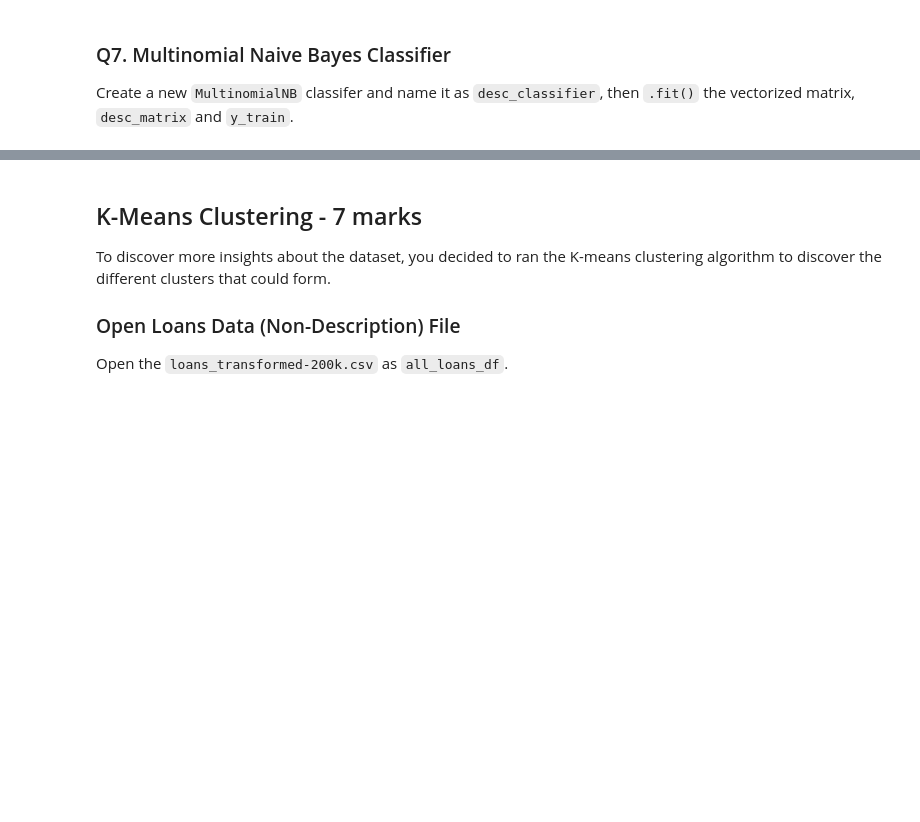
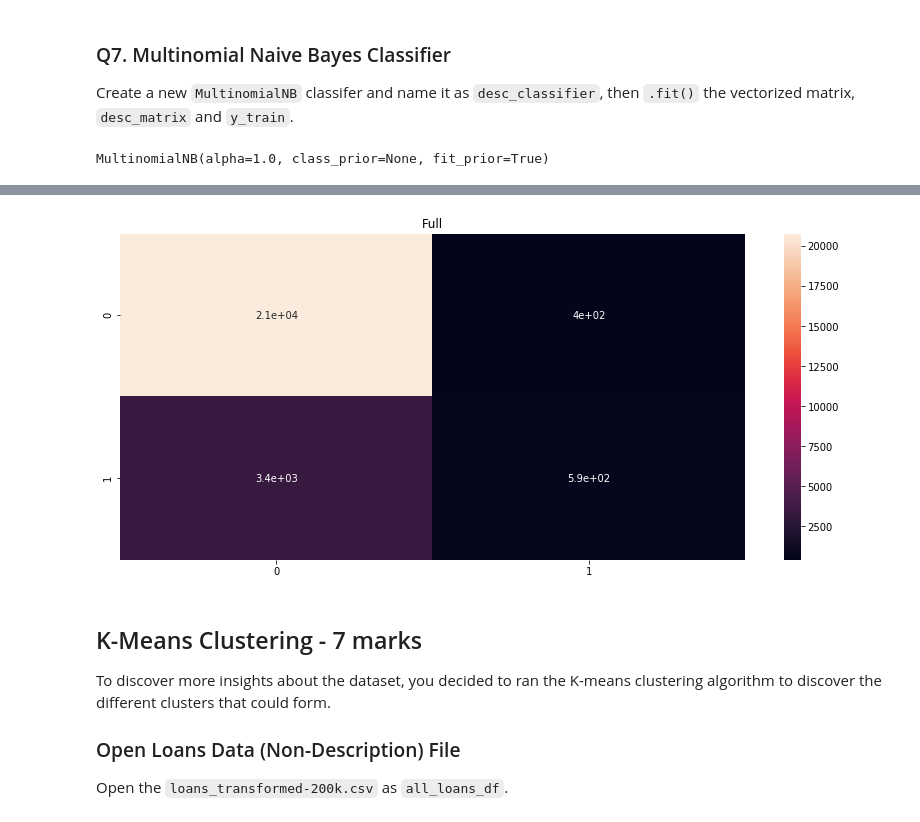
Before and after one commit to helloitsm3/DS102, a Jupyter notebook: Lesson 05/Problem Set/FirstName_LastName_Hackwagon_Academy_DS102_-_Problem_Set_3.ipynb, the cells around one changed output, grey strips where cells are left out. Cells and saved outputs as stored; diff of their text form; code cells hidden in the pictures; blank space fills up the shorter version.

```diff
--- a/Lesson 05/Problem Set/FirstName_LastName_Hackwagon_Academy_DS102_-_Problem_Set_3.ipynb
+++ b/Lesson 05/Problem Set/FirstName_LastName_Hackwagon_Academy_DS102_-_Problem_Set_3.ipynb
@@ -155,11 +154,16 @@ for i in desc_list:
     tokenized.append(word_tokenize(i))
 
 for token in tokenized:
-    words = ""
+    stem_token = []
     for i in token:
         stem_token.append(stemmer.stem(i))
     stemmed.append(stem_token)
 
 for i in stemmed:
-    print(i)
+    s = " "
+    words = s.join(i)
+    word_list.append(words)
+
+new_desc_df["desc_stem"] = word_list
+new_desc_df
 # %% [output]
@@ -208,6 +252,13 @@ Split your data up into training and testing sets using `sklearn.model_selection
 - <b>second</b> argument should <b>only</b> be the `target` column
 - `random_state` is 0
 - `test_size` is 0.2
+# %%
+from sklearn.model_selection import train_test_split
+
+desc_cleaned = new_desc_df[["desc_cleaned"]]
+target_col = new_desc_df["target"]
+
+X_train, X_test, Y_train, Y_test = train_test_split(desc_cleaned, target_col, random_state=0, test_size=0.2)
 # %%
 ## TA/INSTRUCTOR ONLY
 ## MARKS AWARDED: /1
@@ -222,6 +277,13 @@ As you would be using the Naive Bayes Classifier, you would need to transform yo
 ### Q7. Multinomial Naive Bayes Classifier
 
 Create a new `MultinomialNB` classifer and name it as `desc_classifier`, then `.fit()` the vectorized matrix, `desc_matrix` and `y_train`.
+# %%
+from sklearn.naive_bayes import MultinomialNB
+
+desc_classifier = MultinomialNB()
+desc_classifier.fit(desc_matrix, Y_train)
+# %% [output]
+MultinomialNB(alpha=1.0, class_prior=None, fit_prior=True)
 # %%
 ## TA/INSTRUCTOR ONLY
 ## MARKS AWARDED: /1
@@ -239,6 +301,36 @@ Plot the confusion matrix for the Naive Bayes Classifier by:
 **Expected Output:**
 
 <img src="https://i.imgur.com/InjikTM.png">
+# %%
+from sklearn.feature_extraction.text import CountVectorizer
+import matplotlib.pyplot as plt
+import seaborn as sns
+from sklearn.metrics import confusion_matrix
+
+vectorizer = CountVectorizer()
+desc_matrix1 = vectorizer.fit_transform(X_test["desc_cleaned"])
+
+desc_classifier1 = MultinomialNB()
+desc_classifier1.fit(desc_matrix1, Y_test)
+prediction_model = desc_classifier1.predict(desc_matrix1)
+
+cm_f = confusion_matrix(Y_test, prediction_model)
+
+options = {
+    "annot": True
+}
+
+fig, ax = plt.subplots(ncols=1, figsize=(14,6))
+
+
+sns.heatmap(cm_f, ax=ax, **options)
+
+ax.set_title("Full")
+ax.set_ylim(2,0)
+ax.set_xlim(0,2)
+plt.show()
+# %% [output]
+[figure, added]
 # %%
 ## TA/INSTRUCTOR ONLY
 ## MARKS AWARDED: /1
```
Also changed, not shown: parts of 5 cells of this notebook.
